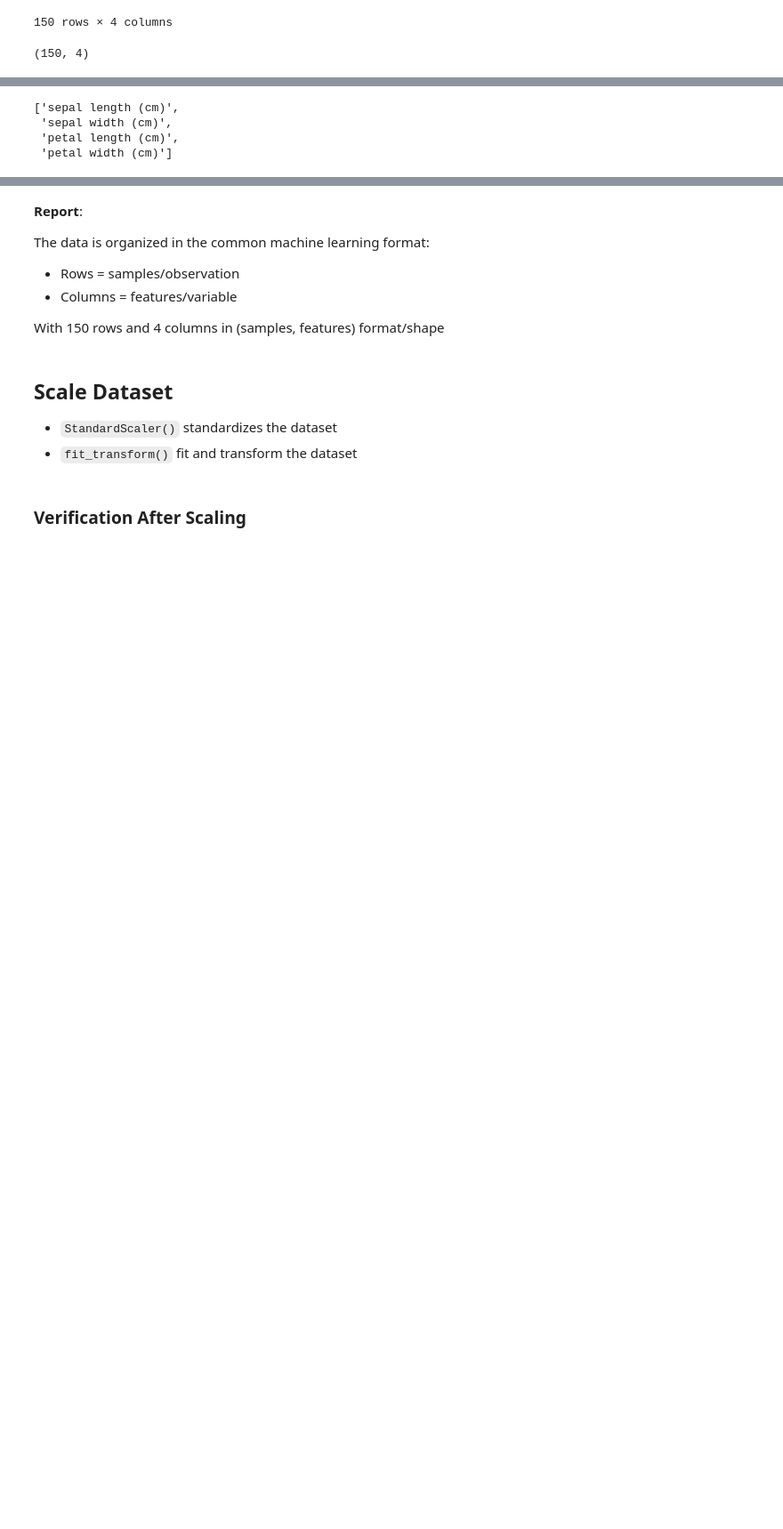
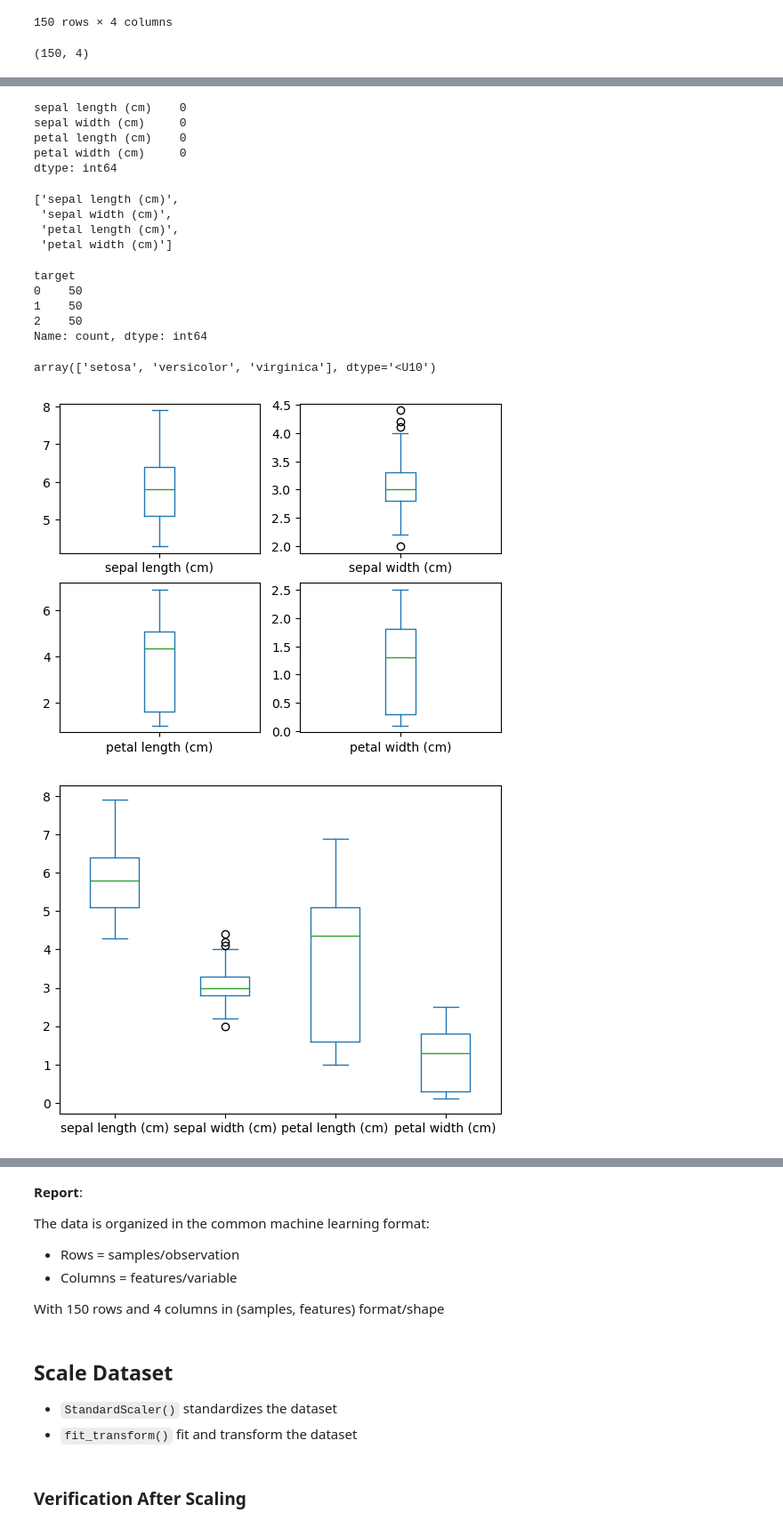
Before and after one commit to thaopham98/DataScience, a Jupyter notebook: python_analysis/A9-Dimentional Reduction.ipynb, the cells around one changed output, grey strips where cells are left out. Shown at 89% size. Cells and saved outputs as stored; diff of their text form; code cells hidden in the pictures; blank space fills up the shorter version.

Commit message:
Editing EDA Section by Adding Plots for Data Visualization

```diff
--- a/python_analysis/A9-Dimentional Reduction.ipynb
+++ b/python_analysis/A9-Dimentional Reduction.ipynb
@@ -127,3 +139,11 @@ data.data.shape # (samples, features)
+# %%
+data.data.isnull().sum() # check for missing values
+# %% [output]
+sepal length (cm)    0
+sepal width (cm)     0
+petal length (cm)    0
+petal width (cm)     0
+dtype: int64
 # %%
 data.feature_names
 # %% [output]
@@ -131,3 +151,23 @@ data.feature_names
  'sepal width (cm)',
  'petal length (cm)',
  'petal width (cm)']
+# %%
+data.target.value_counts() #checking the distribution of the target variable
+# %% [output]
+target
+0    50
+1    50
+2    50
+Name: count, dtype: int64
+# %%
+data.target_names # the names of the target classes
+# %% [output]
+array(['setosa', 'versicolor', 'virginica'], dtype='<U10')
+# %%
+data.frame.drop('target', axis=1).plot(kind='box', subplots=True, layout=(2,2), sharex=False, sharey=False)
+data.frame.drop('target', axis=1).plot(kind='box', layout=(2,2), sharex=False, sharey=False)
+
+plt.show()
+# %% [output]
+[figure, added]
+[figure, added]
```
Also changed, not shown: parts of 4 cells of this notebook.
